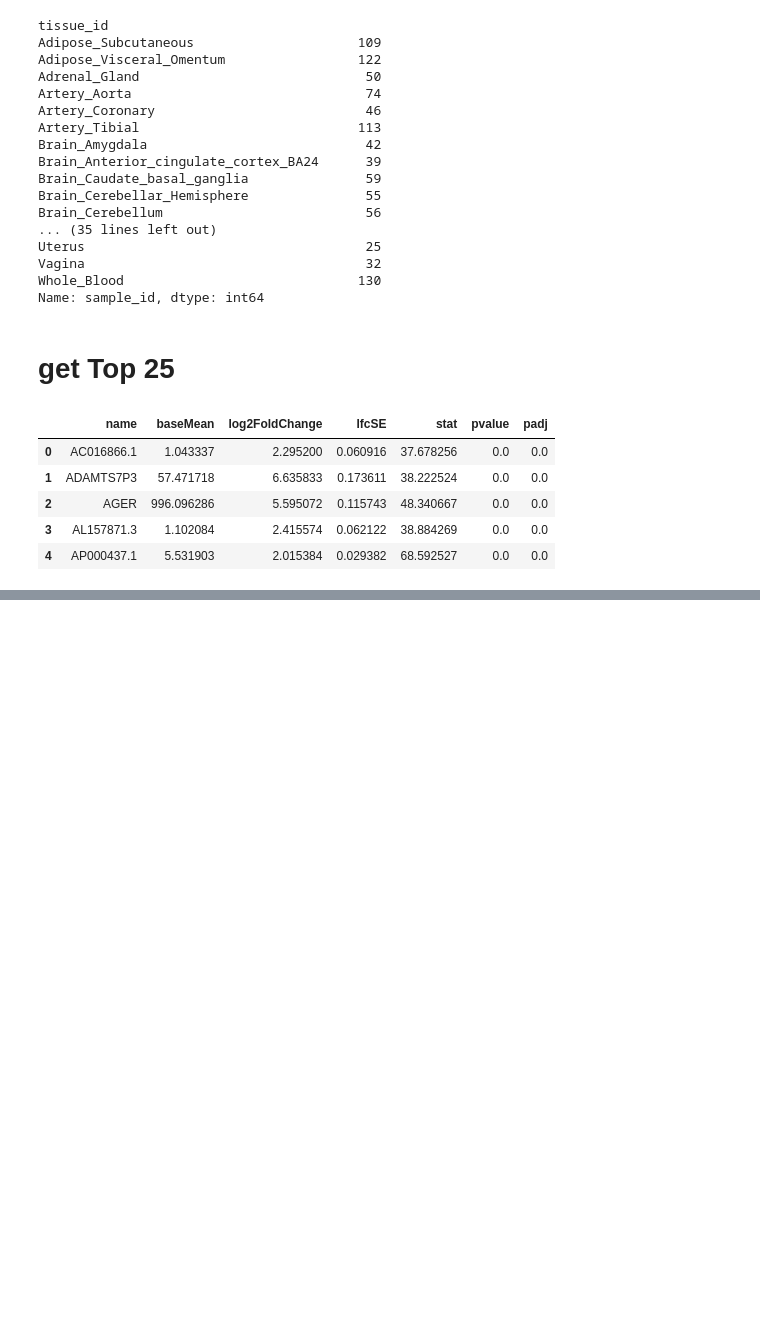
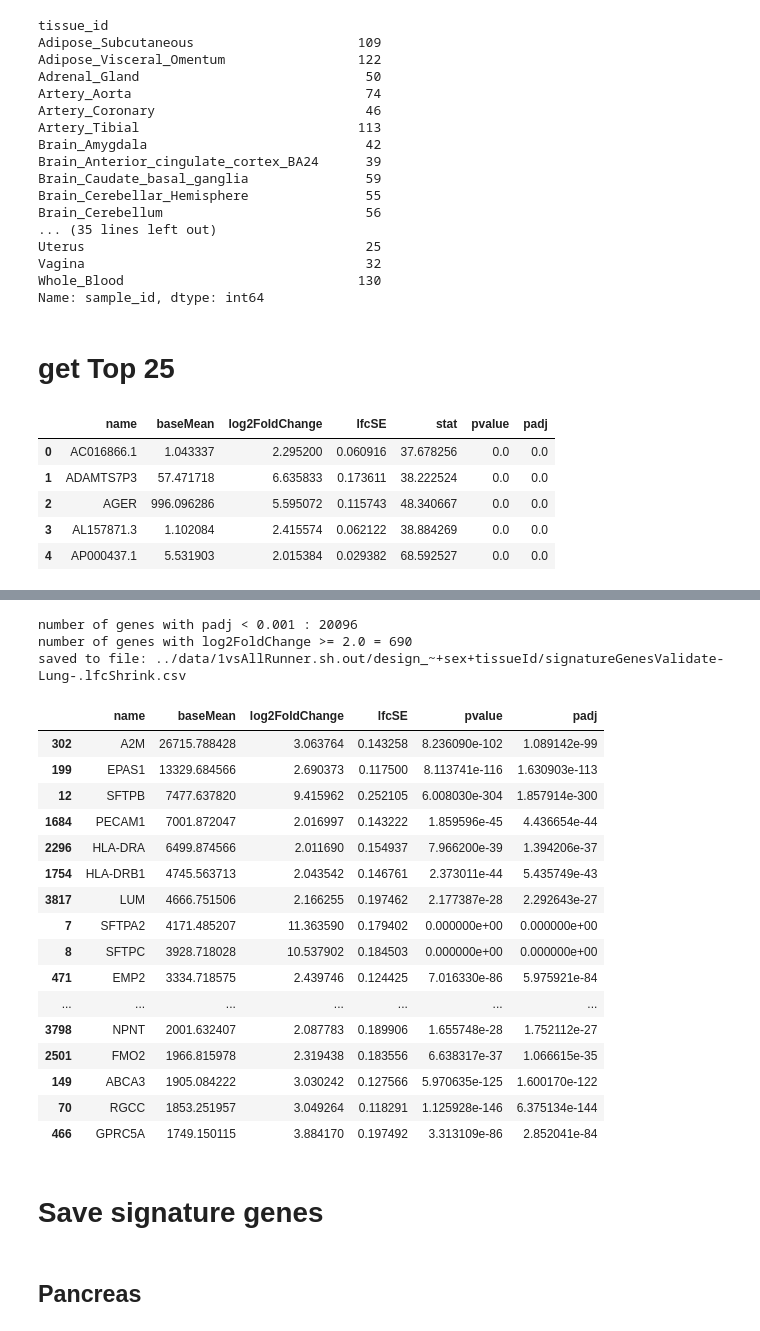
Before and after one commit to aedavids/extraCellularRNA, a Jupyter notebook: terra/deseq/doc/plots/jupyterNotebooks/GTExValidateExploration.ipynb, the cells around one changed output, grey strips where cells are left out. Drawn from its saved outputs; the diff is of its cells as text; code cells hidden in the pictures; blank space fills up the shorter version.

```diff
--- a/terra/deseq/doc/plots/jupyterNotebooks/GTExValidateExploration.ipynb
+++ b/terra/deseq/doc/plots/jupyterNotebooks/GTExValidateExploration.ipynb
@@ -48,7 +50,7 @@ Name: sample_id, dtype: int64
 # %% [markdown]
 # get Top 25
 # %%
-lungResults = dataRoot + "/" + "Validate_Lung_vs_all_results.csv"
+lungResults = deseqDataRoot + "/" + "Validate_Lung_vs_all_results.csv"
 lungDF = pd.read_csv(lungResults, skiprows=7)
 lungDF.head()
 # %% [output]
@@ -92,12 +93,13 @@ number of statistically signifigant genes: 22964
 | 133 | SLC34A2 | 1243.509747 | 6.658710 | 0.276921 | 24.045538 | 9.294963e-128 | 2.788558e-125 |
 | 1 | ADAMTS7P3 | 57.471718 | 6.635833 | 0.173611 | 38.222524 | 0.000000e+00 | 0.000000e+00 |
 # %%
-def findSignatureGenes(deseqDF, topN=25, lfcThreshold=2.0, padjThreshold=0.01):
-    # find genes that are statistically signifigant
-    selectSignifigantRowsPS = deseqDF.loc[:,"padj"] < padjThreshold
-    print("number of statistically signifigant genes: {}".format(selectSignifigantRowsPS.sum()))
+def findSignatureGenes(deseqDF, topN=25, lfcThreshold=2.0, padjThreshold=PADJ_THRESHOLD):
+    # find genes that are statistically significant
+    selectSignificantRowsPS = deseqDF.loc[:,"padj"] < padjThreshold
+    print("number of genes with padj < {} : {}".format(padjThreshold,
+                                                       selectSignificantRowsPS.sum()))
 
-    deseqLFCSignatureGenesDF = deseqDF.loc[ selectSignifigantRowsPS,: ]\
+    deseqLFCSignatureGenesDF = deseqDF.loc[ selectSignificantRowsPS,: ]\
                                         .sort_values("log2FoldChange", ascending=False)
 
     # find the genes that are over expresed
@@ -219,0 +154,30 @@ saved to file: ../data/signatureGenesValidateKidney_Cortex.csv
+# %%
+lungShrunkResults = deseqDataRoot + "/" + "Validate_" + tissueId +"_vs_all_results.csv.lfcShrink"
+lungShrunkOutput = deseqDataRoot + "/" + "signatureGenesValidate-" + tissueId + "-.lfcShrink.csv"
+
+lungShrunkSignatureGenesDF = loadFindSaveSignatureGenes(lungShrunkResults,
+                                                        lungShrunkOutput, skipRows=6)
+lungShrunkSignatureGenesDF
+# %% [output]
+number of genes with padj < 0.001 : 20096
+number of genes with log2FoldChange >= 2.0 = 690
+saved to file: ../data/1vsAllRunner.sh.out/design_~+sex+tissueId/signatureGenesValidate-Lung-.lfcShrink.csv
+|  | name | baseMean | log2FoldChange | lfcSE | pvalue | padj |
+| 302 | A2M | 26715.788428 | 3.063764 | 0.143258 | 8.236090e-102 | 1.089142e-99 |
+| 199 | EPAS1 | 13329.684566 | 2.690373 | 0.117500 | 8.113741e-116 | 1.630903e-113 |
+| 12 | SFTPB | 7477.637820 | 9.415962 | 0.252105 | 6.008030e-304 | 1.857914e-300 |
+| 1684 | PECAM1 | 7001.872047 | 2.016997 | 0.143222 | 1.859596e-45 | 4.436654e-44 |
+| 2296 | HLA-DRA | 6499.874566 | 2.011690 | 0.154937 | 7.966200e-39 | 1.394206e-37 |
+| 1754 | HLA-DRB1 | 4745.563713 | 2.043542 | 0.146761 | 2.373011e-44 | 5.435749e-43 |
+| 3817 | LUM | 4666.751506 | 2.166255 | 0.197462 | 2.177387e-28 | 2.292643e-27 |
+| 7 | SFTPA2 | 4171.485207 | 11.363590 | 0.179402 | 0.000000e+00 | 0.000000e+00 |
+| 8 | SFTPC | 3928.718028 | 10.537902 | 0.184503 | 0.000000e+00 | 0.000000e+00 |
+| 471 | EMP2 | 3334.718575 | 2.439746 | 0.124425 | 7.016330e-86 | 5.975921e-84 |
+| ... | ... | ... | ... | ... | ... | ... |
+| 3798 | NPNT | 2001.632407 | 2.087783 | 0.189906 | 1.655748e-28 | 1.752112e-27 |
+| 2501 | FMO2 | 1966.815978 | 2.319438 | 0.183556 | 6.638317e-37 | 1.066615e-35 |
+| 149 | ABCA3 | 1905.084222 | 3.030242 | 0.127566 | 5.970635e-125 | 1.600170e-122 |
+| 70 | RGCC | 1853.251957 | 3.049264 | 0.118291 | 1.125928e-146 | 6.375134e-144 |
+| 466 | GPRC5A | 1749.150115 | 3.884170 | 0.197492 | 3.313109e-86 | 2.852041e-84 |
+# %% [markdown]
+# Save signature genes
@@ -219,0 +201,2 @@ saved to file: ../data/signatureGenesValidateKidney_Cortex.csv
+# %% [markdown]
+## Pancreas
```
Also changed, not shown: parts of 26 cells of this notebook, 5 other files.
